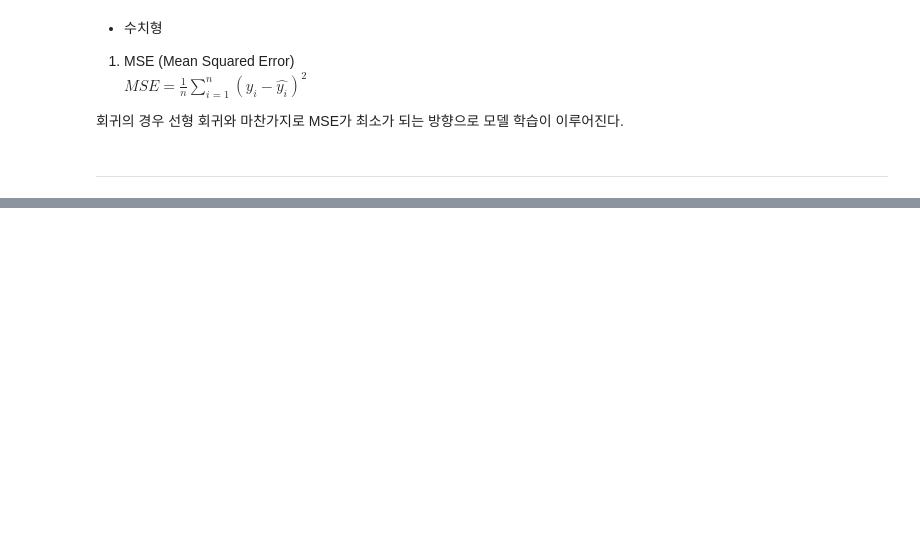
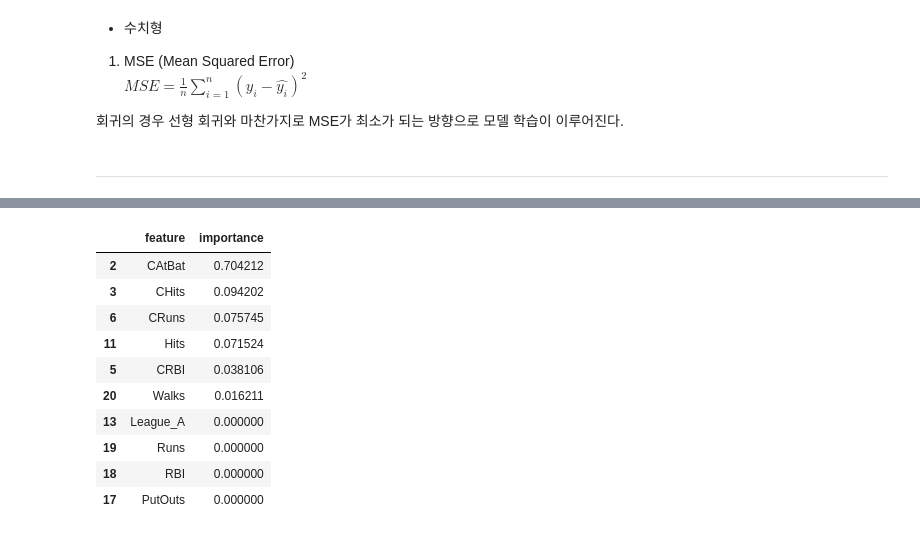
Before and after one commit to iss760/machine-learning, a Jupyter notebook: model/decision_tree.ipynb, the cells around one changed output, grey strips where cells are left out. Cells and saved outputs as stored; diff of their text form; code cells hidden in the pictures; blank space fills up the shorter version.

```diff
--- a/model/decision_tree.ipynb
+++ b/model/decision_tree.ipynb
@@ -129,0 +193,16 @@ $MSE = \frac{1}{n}\sum^{n}_{i=1}(y_{i}-\hat{y_{i}})^{2}$
+# %%
+# 중요한 상위 10개의 Feature 확인
+feature_importance = pd.DataFrame({'feature': X.columns, 'importance': regr_tree.feature_importances_})
+feature_importance.sort_values(by='importance', ascending=False)[:10]
+# %% [output]
+|  | feature | importance |
+| 2 | CAtBat | 0.704212 |
+| 3 | CHits | 0.094202 |
+| 6 | CRuns | 0.075745 |
+| 11 | Hits | 0.071524 |
+| 5 | CRBI | 0.038106 |
+| 20 | Walks | 0.016211 |
+| 13 | League_A | 0.000000 |
+| 19 | Runs | 0.000000 |
+| 18 | RBI | 0.000000 |
+| 17 | PutOuts | 0.000000 |
```
Also changed, not shown: parts of 8 cells of this notebook.
